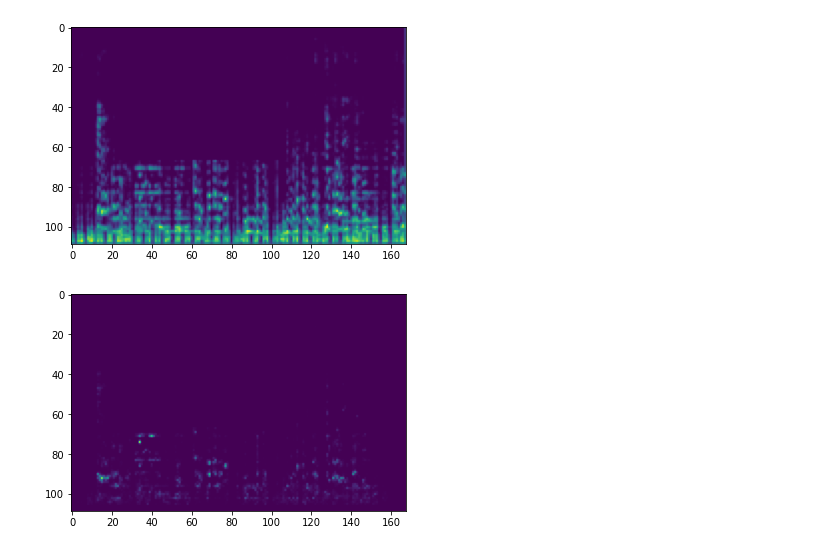
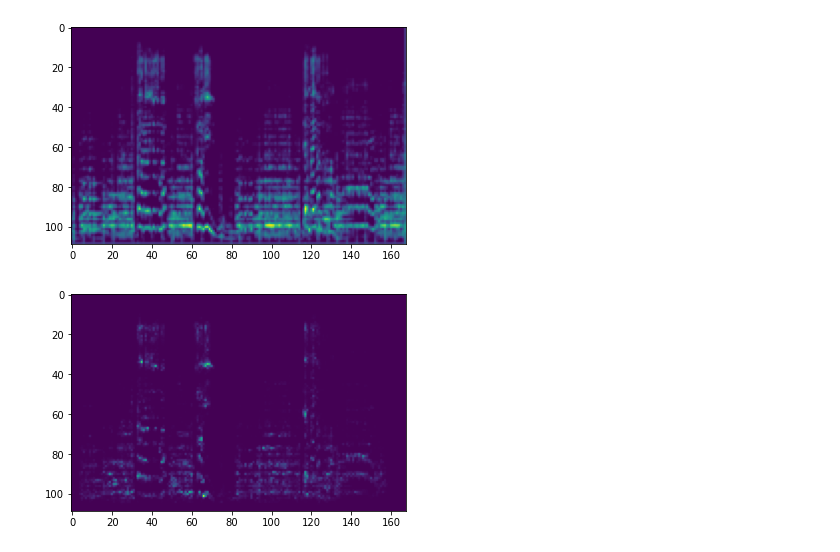
Before and after one commit to boldloop/interpretable-MR, a Jupyter notebook: occlusion_map.ipynb, the cells around one changed output. Drawn from its saved outputs; the diff is of its cells as text; code cells hidden in the pictures.

Commit message:
Removed random erasing

```diff
--- a/occlusion_map.ipynb
+++ b/occlusion_map.ipynb
@@ -28,7 +28,6 @@ train_dataset = datasets.ImageFolder(
             Cropper(),
             transforms.Resize((218 // img_scale, 336 // img_scale)),
             transforms.ToTensor(),
-            transforms.RandomErasing(p=0.5)
         ]
     ),
 )
@@ -44,7 +43,7 @@ test_dataset = datasets.ImageFolder(
     ),
 )
 
-train_data = torch.stack([train_dataset[i][0] for i in range(1)])
+train_data = torch.stack([train_dataset[i][0] for i in range(2,3)])
 train_labels = torch.Tensor([train_dataset[i][1] for i in range(len(train_dataset))])
 
 # plot transformed spectrograms
@@ -94,7 +93,7 @@ fig = plt.figure(facecolor="white")
 plt.imshow(np.squeeze(train_data[0]))
 plt.show()
 # %% [output]
-[figure, old version]
+[figure, new version]
 # %%
 rows = train_data.shape[2]
 cols = train_data.shape[3]
@@ -115,11 +114,12 @@ for row in range(rows):
 for output in all_outputs:
     all_diffs.append(np.square(np.linalg.norm(original_output-output)))
 # %%
-# now reshape and plot diffs
+# now reshape and display masked spectrogram
 all_diffs = np.array(all_diffs)
 mask = all_diffs.reshape(rows,cols)
 fig = plt.figure(facecolor="white")
-plt.imshow(np.multiply(mask,np.squeeze(train_data.detach().numpy())))
+plt.imshow(mask)
+# plt.imshow(np.multiply(mask, np.squeeze(train_data.detach().numpy())))
 plt.show()
 # %% [output]
-[figure, old version]
+[figure, new version]
```
